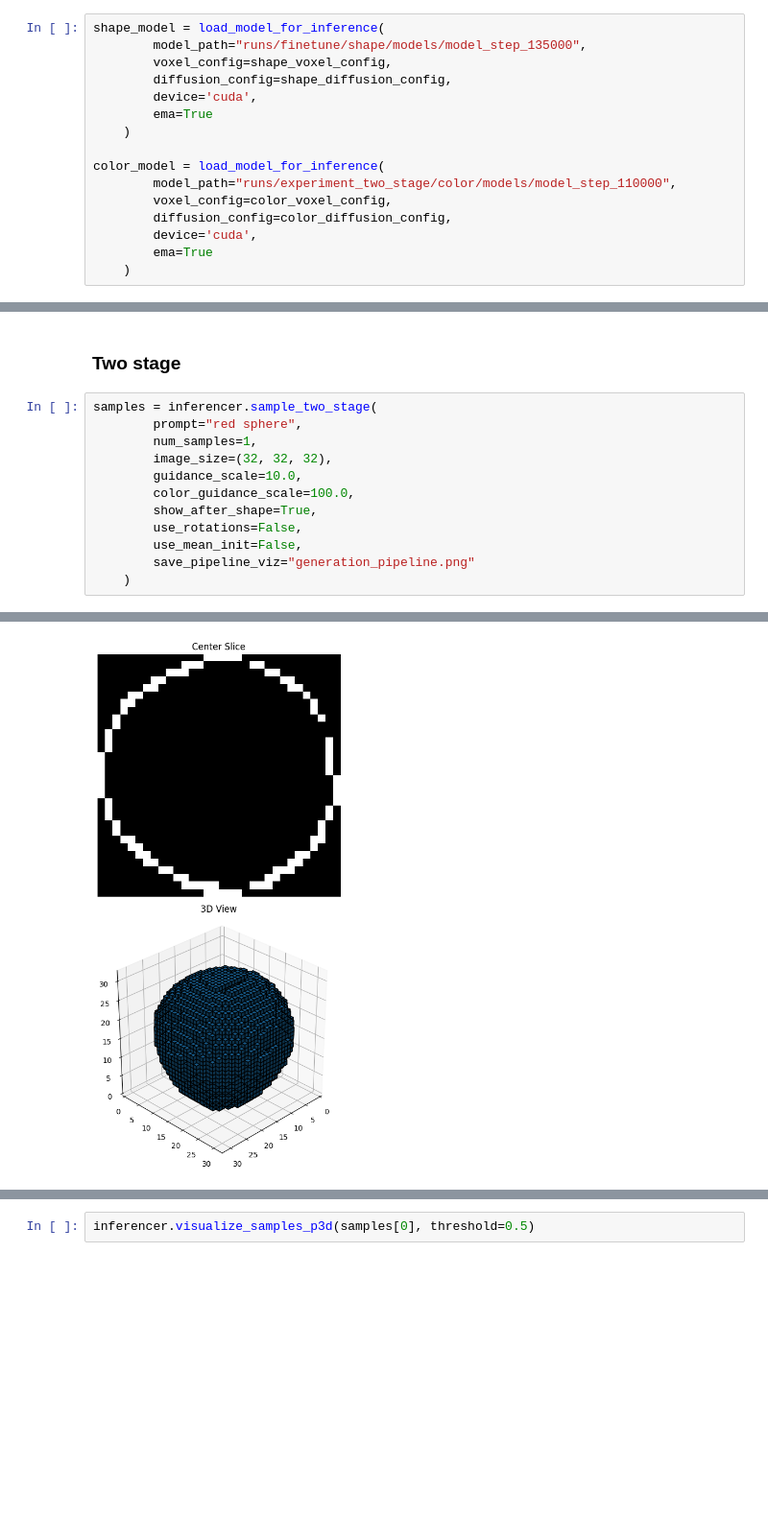
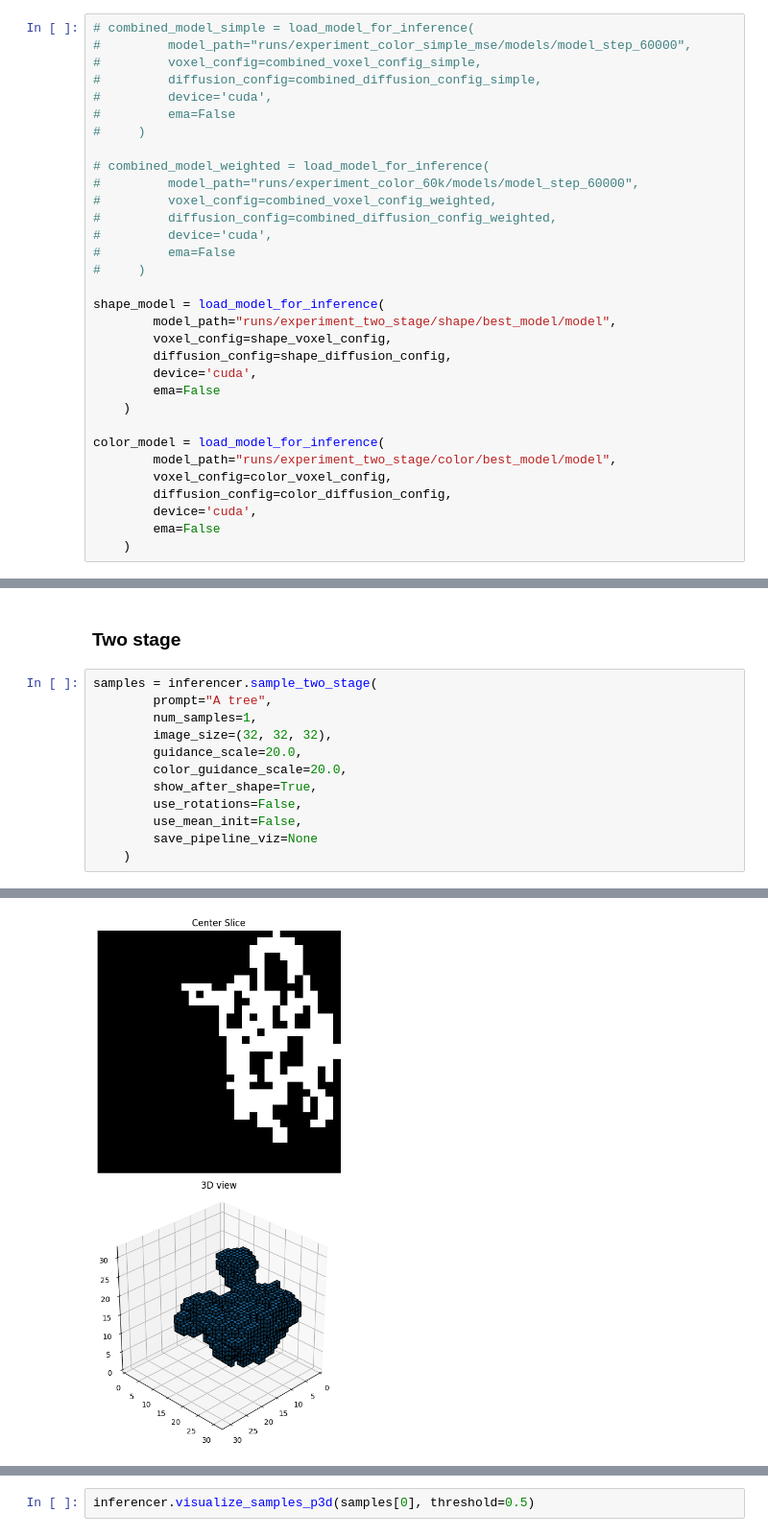
Before and after one commit to PeterAMassih/3D-BlockGen, a Jupyter notebook: run.ipynb, the cells around one changed output, grey strips where cells are left out. Shown at 96% size. Cells and saved outputs as stored; diff of their text form; blank space fills up the shorter version.

```diff
--- a/run.ipynb
+++ b/run.ipynb
@@ -134,20 +201,36 @@ plt.show()
 # %% [markdown]
 ## Inference
 # %%
+# combined_model_simple = load_model_for_inference(
+#         model_path="runs/experiment_color_simple_mse/models/model_step_60000",
+#         voxel_config=combined_voxel_config_simple,
+#         diffusion_config=combined_diffusion_config_simple,
+#         device='cuda',
+#         ema=False
+#     )
+
+# combined_model_weighted = load_model_for_inference(
+#         model_path="runs/experiment_color_60k/models/model_step_60000",
+#         voxel_config=combined_voxel_config_weighted,
+#         diffusion_config=combined_diffusion_config_weighted,
+#         device='cuda',
+#         ema=False
+#     )
+
 shape_model = load_model_for_inference(
-        model_path="runs/finetune/shape/models/model_step_135000",
+        model_path="runs/experiment_two_stage/shape/best_model/model",
         voxel_config=shape_voxel_config,
         diffusion_config=shape_diffusion_config,
         device='cuda',
-        ema=True
+        ema=False
     )
 
 color_model = load_model_for_inference(
-        model_path="runs/experiment_two_stage/color/models/model_step_110000",
+        model_path="runs/experiment_two_stage/color/best_model/model",
         voxel_config=color_voxel_config,
         diffusion_config=color_diffusion_config,
         device='cuda',
-        ema=True
+        ema=False
     )
 # %% [output]
 The number of input channels is: 1 The number of out channels is1
@@ -186,15 +278,15 @@ inferencer.visualize_samples(samples, threshold=0.5)
 ### Two stage
 # %%
 samples = inferencer.sample_two_stage(
-        prompt="red sphere",
+        prompt="A tree",
         num_samples=1,
         image_size=(32, 32, 32),
-        guidance_scale=10.0,
-        color_guidance_scale=100.0,
+        guidance_scale=20.0,
+        color_guidance_scale=20.0,
         show_after_shape=True,
         use_rotations=False,
         use_mean_init=False,
-        save_pipeline_viz="generation_pipeline.png"
+        save_pipeline_viz=None
     )
 # %% [output]
 Stage 1: Generating shapes...
@@ -204,3 +296,3 @@ Shape occupancy: 3219 voxels (9.82%)
-[figure, old version]
+[figure, new version]
 Stage 2: Adding colors...
 # %%
```
Also changed, not shown: parts of 27 cells of this notebook, 6 other files.
